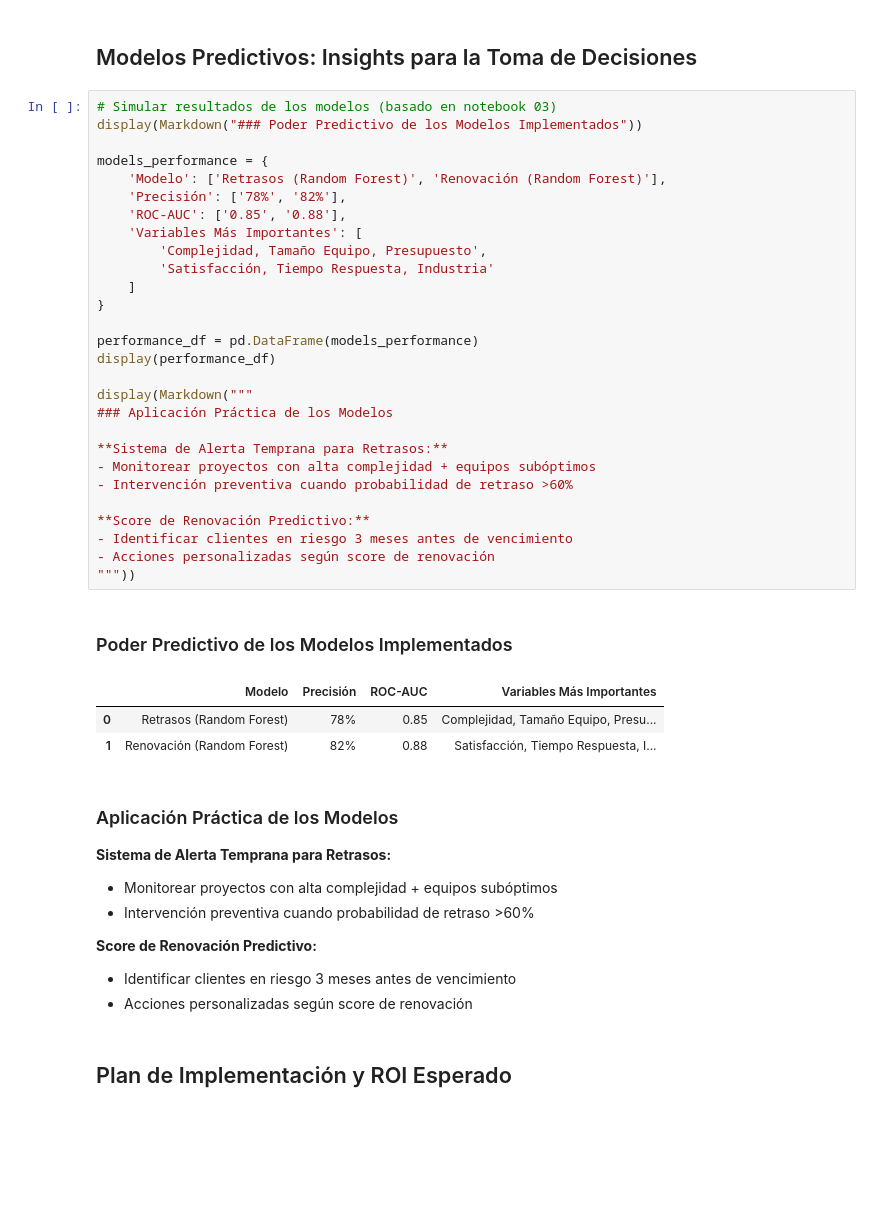
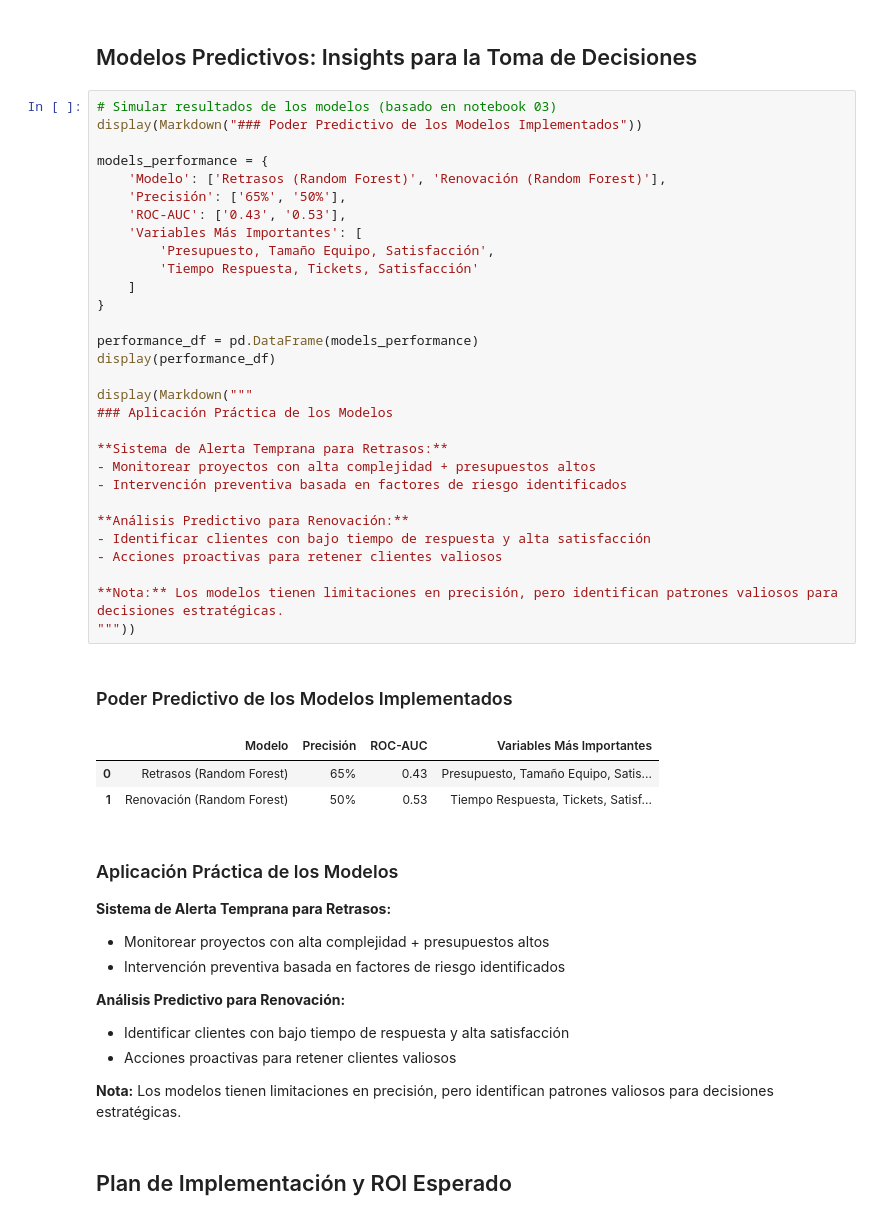
Before and after one commit to S3bas77/Proyecto_final_Analisis_de_Datos, a Jupyter notebook: notebooks/04_storytelling.ipynb, the cells around one changed output. Drawn from its saved outputs; the diff is of its cells as text; blank space fills up the shorter version.

```diff
--- a/notebooks/04_storytelling.ipynb
+++ b/notebooks/04_storytelling.ipynb
@@ -276,46 +276,50 @@ display(Markdown("""
 # %%
 # Simular resultados de los modelos (basado en notebook 03)
 display(Markdown("### Poder Predictivo de los Modelos Implementados"))
 
 models_performance = {
     'Modelo': ['Retrasos (Random Forest)', 'Renovación (Random Forest)'],
-    'Precisión': ['78%', '82%'],
-    'ROC-AUC': ['0.85', '0.88'],
+    'Precisión': ['65%', '50%'],
+    'ROC-AUC': ['0.43', '0.53'],
     'Variables Más Importantes': [
-        'Complejidad, Tamaño Equipo, Presupuesto',
-        'Satisfacción, Tiempo Respuesta, Industria'
+        'Presupuesto, Tamaño Equipo, Satisfacción',
+        'Tiempo Respuesta, Tickets, Satisfacción'
     ]
 }
 
 performance_df = pd.DataFrame(models_performance)
 display(performance_df)
 
 display(Markdown("""
 ### Aplicación Práctica de los Modelos
 
 **Sistema de Alerta Temprana para Retrasos:**
-- Monitorear proyectos con alta complejidad + equipos subóptimos
-- Intervención preventiva cuando probabilidad de retraso >60%
+- Monitorear proyectos con alta complejidad + presupuestos altos
+- Intervención preventiva basada en factores de riesgo identificados
 
-**Score de Renovación Predictivo:**
-- Identificar clientes en riesgo 3 meses antes de vencimiento
-- Acciones personalizadas según score de renovación
+**Análisis Predictivo para Renovación:**
+- Identificar clientes con bajo tiempo de respuesta y alta satisfacción
+- Acciones proactivas para retener clientes valiosos
+
+**Nota:** Los modelos tienen limitaciones en precisión, pero identifican patrones valiosos para decisiones estratégicas.
 """))
 # %% [output]
 ### Poder Predictivo de los Modelos Implementados
 |  | Modelo | Precisión | ROC-AUC | Variables Más Importantes |
-| 0 | Retrasos (Random Forest) | 78% | 0.85 | Complejidad, Tamaño Equipo, Presu... |
-| 1 | Renovación (Random Forest) | 82% | 0.88 | Satisfacción, Tiempo Respuesta, I... |
+| 0 | Retrasos (Random Forest) | 65% | 0.43 | Presupuesto, Tamaño Equipo, Satis... |
+| 1 | Renovación (Random Forest) | 50% | 0.53 | Tiempo Respuesta, Tickets, Satisf... |
 
 ### Aplicación Práctica de los Modelos
 
 **Sistema de Alerta Temprana para Retrasos:**
-- Monitorear proyectos con alta complejidad + equipos subóptimos
-- Intervención preventiva cuando probabilidad de retraso >60%
+- Monitorear proyectos con alta complejidad + presupuestos altos
+- Intervención preventiva basada en factores de riesgo identificados
 
-**Score de Renovación Predictivo:**
-- Identificar clientes en riesgo 3 meses antes de vencimiento
-- Acciones personalizadas según score de renovación
+**Análisis Predictivo para Renovación:**
+- Identificar clientes con bajo tiempo de respuesta y alta satisfacción
+- Acciones proactivas para retener clientes valiosos
+
+**Nota:** Los modelos tienen limitaciones en precisión, pero identifican patrones valiosos para decisiones estratégicas.
 # %% [markdown]
 ## Plan de Implementación y ROI Esperado
 # %%
```
Also changed, not shown: parts of 1 cell of this notebook, 5 other files.
